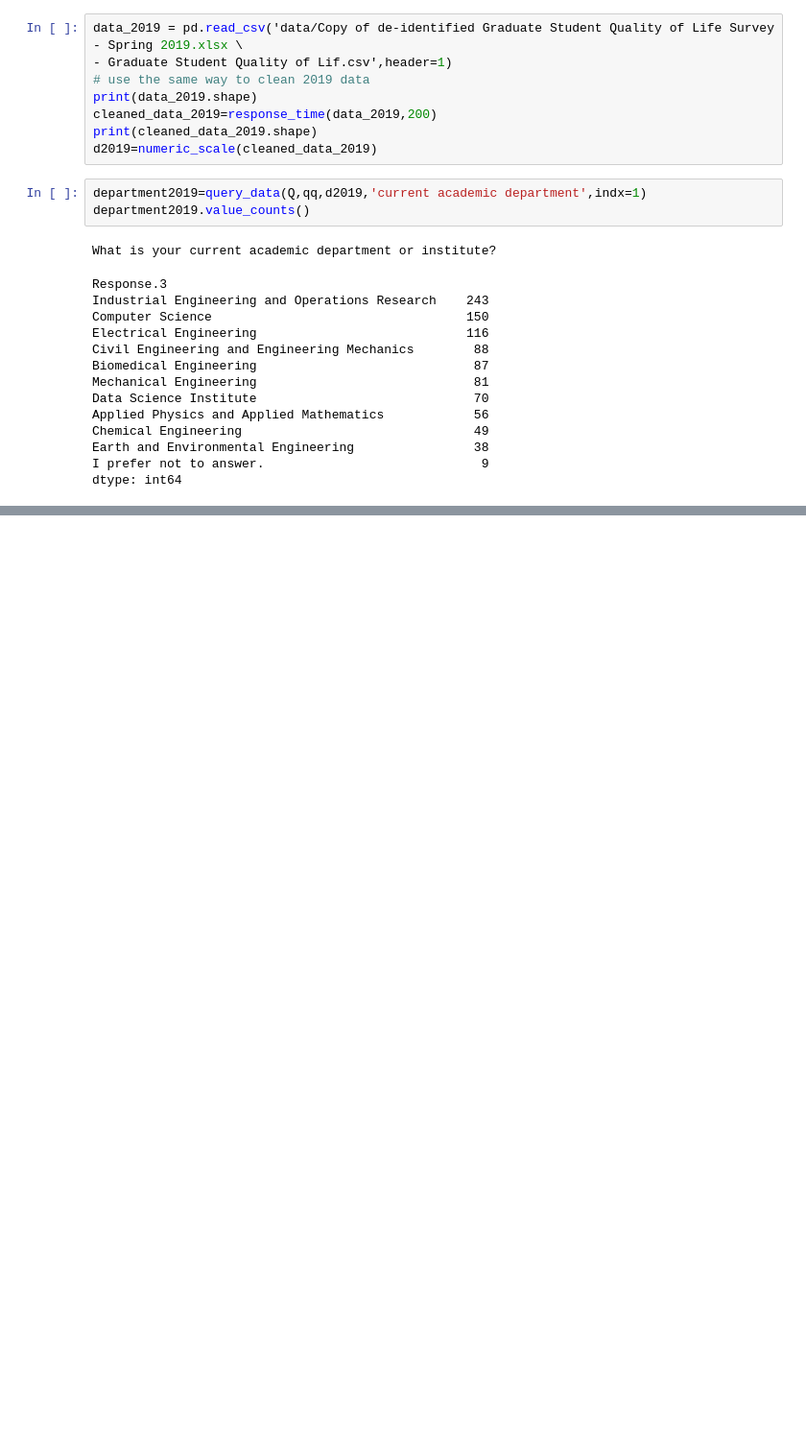
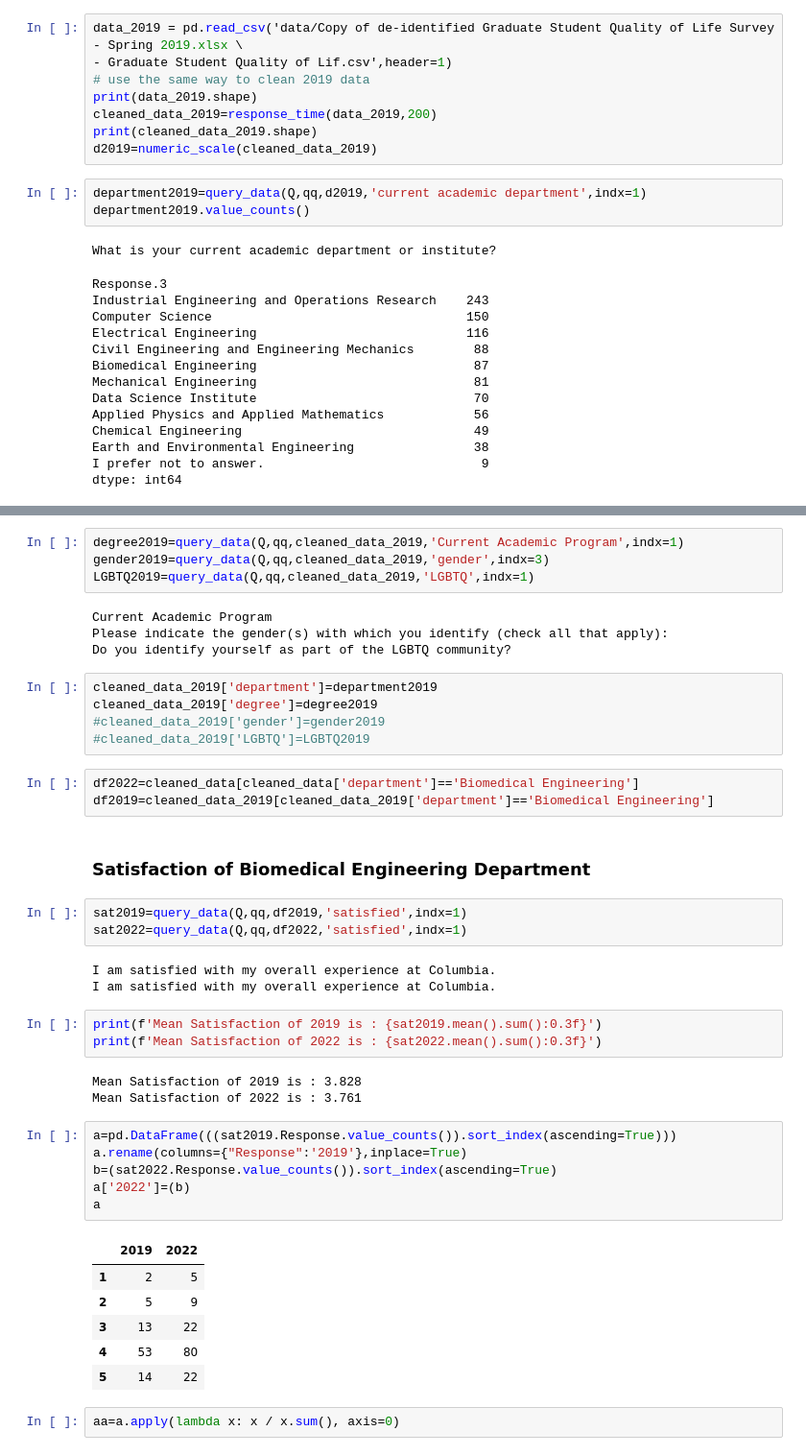
Before and after one commit to PatriciaSong/QLS, a Jupyter notebook: Biomedical Engineering.ipynb, the cells around one changed output, grey strips where cells are left out. Shown: that part at 96% size. Drawn from its saved outputs; the diff is of its cells as text; blank space fills up the shorter version.

```diff
--- a/Biomedical Engineering.ipynb
+++ b/Biomedical Engineering.ipynb
@@ -144,0 +153,45 @@ dtype: int64
+# %%
+degree2019=query_data(Q,qq,cleaned_data_2019,'Current Academic Program',indx=1)
+gender2019=query_data(Q,qq,cleaned_data_2019,'gender',indx=3)
+LGBTQ2019=query_data(Q,qq,cleaned_data_2019,'LGBTQ',indx=1)
+# %% [output]
+Current Academic Program
+Please indicate the gender(s) with which you identify (check all that apply):
+Do you identify yourself as part of the LGBTQ community?
+# %%
+cleaned_data_2019['department']=department2019
+cleaned_data_2019['degree']=degree2019
+#cleaned_data_2019['gender']=gender2019
+#cleaned_data_2019['LGBTQ']=LGBTQ2019
+# %%
+df2022=cleaned_data[cleaned_data['department']=='Biomedical Engineering']
+df2019=cleaned_data_2019[cleaned_data_2019['department']=='Biomedical Engineering']
+# %% [markdown]
+### Satisfaction of Biomedical Engineering Department
+# %%
+sat2019=query_data(Q,qq,df2019,'satisfied',indx=1)
+sat2022=query_data(Q,qq,df2022,'satisfied',indx=1)
+# %% [output]
+I am satisfied with my overall experience at Columbia.
+I am satisfied with my overall experience at Columbia.
+# %%
+print(f'Mean Satisfaction of 2019 is : {sat2019.mean().sum():0.3f}')
+print(f'Mean Satisfaction of 2022 is : {sat2022.mean().sum():0.3f}')
+# %% [output]
+Mean Satisfaction of 2019 is : 3.828
+Mean Satisfaction of 2022 is : 3.761
+# %%
+a=pd.DataFrame(((sat2019.Response.value_counts()).sort_index(ascending=True)))
+a.rename(columns={"Response":'2019'},inplace=True)
+b=(sat2022.Response.value_counts()).sort_index(ascending=True)
+a['2022']=(b)
+a
+# %% [output]
+|  | 2019 | 2022 |
+| 1 | 2 | 5 |
+| 2 | 5 | 9 |
+| 3 | 13 | 22 |
+| 4 | 53 | 80 |
+| 5 | 14 | 22 |
+# %%
+aa=a.apply(lambda x: x / x.sum(), axis=0)
```
Also changed, not shown: parts of 9 cells of this notebook.
